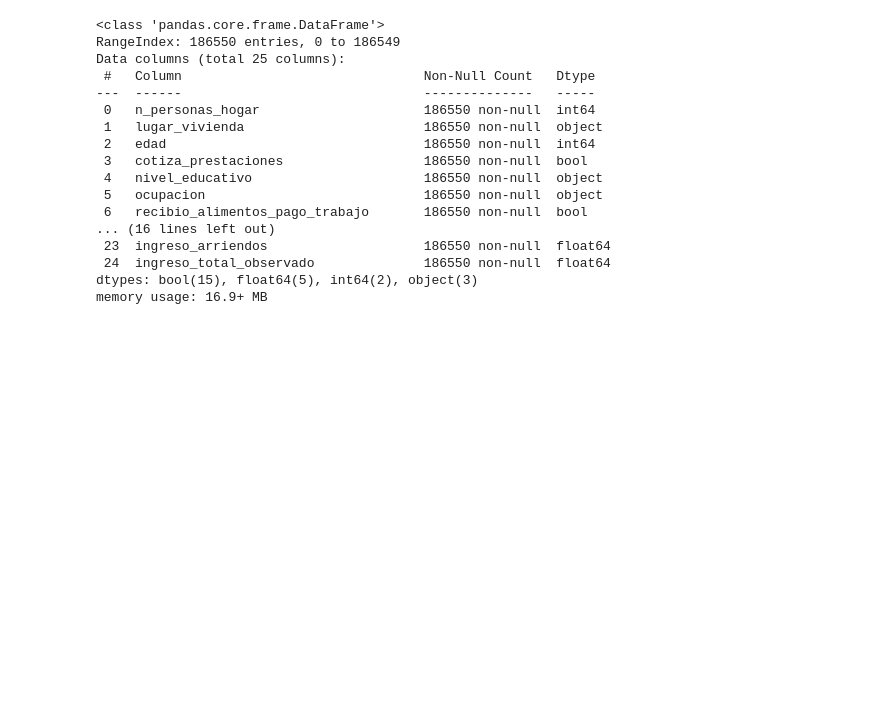
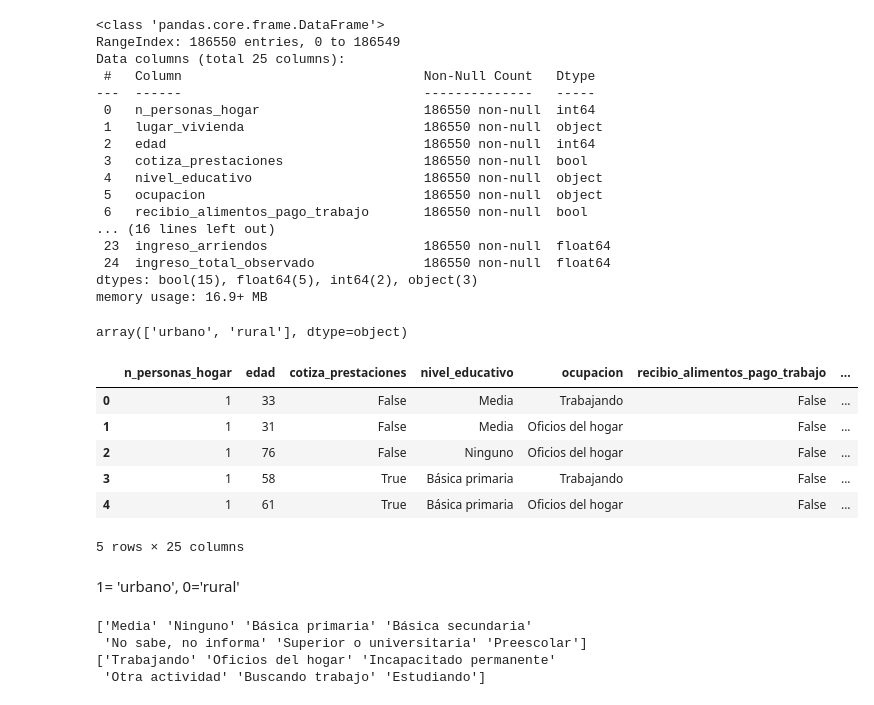
Before and after one commit to camilaleniss/miad-g8-project, a Jupyter notebook: notebooks/Modelos.ipynb, the cells around one changed output. Saved outputs shown, nothing was run; the diff lists cells and outputs as text; code cells hidden in the pictures; blank space fills up the shorter version.

```diff
--- a/notebooks/Modelos.ipynb
+++ b/notebooks/Modelos.ipynb
@@ -57,0 +45,28 @@ df_scaled = scaler.fit_transform(df_numerical)
+# %%
+df['lugar_vivienda'].unique()
+# %% [output]
+array(['urbano', 'rural'], dtype=object)
+# %%
+df['is_urbano'] = df['lugar_vivienda'].map({'urbano': True, 'rural': False})
+
+df.drop('lugar_vivienda', axis=1, inplace=True)
+
+df.head()
+# %% [output]
+|  | n_personas_hogar | edad | cotiza_prestaciones | nivel_educativo | ocupacion | recibio_alimentos_pago_trabajo | ... |
+| 0 | 1 | 33 | False | Media | Trabajando | False | ... |
+| 1 | 1 | 31 | False | Media | Oficios del hogar | False | ... |
+| 2 | 1 | 76 | False | Ninguno | Oficios del hogar | False | ... |
+| 3 | 1 | 58 | True | Básica primaria | Trabajando | False | ... |
+| 4 | 1 | 61 | True | Básica primaria | Oficios del hogar | False | ... |
+5 rows × 25 columns
+# %% [markdown]
+1= 'urbano', 0='rural'
+# %%
+print(df['nivel_educativo'].unique())
+print(df['ocupacion'].unique())
+# %% [output]
+['Media' 'Ninguno' 'Básica primaria' 'Básica secundaria'
+ 'No sabe, no informa' 'Superior o universitaria' 'Preescolar']
+['Trabajando' 'Oficios del hogar' 'Incapacitado permanente'
+ 'Otra actividad' 'Buscando trabajo' 'Estudiando']
```
Also changed, not shown: parts of 8 cells of this notebook.
